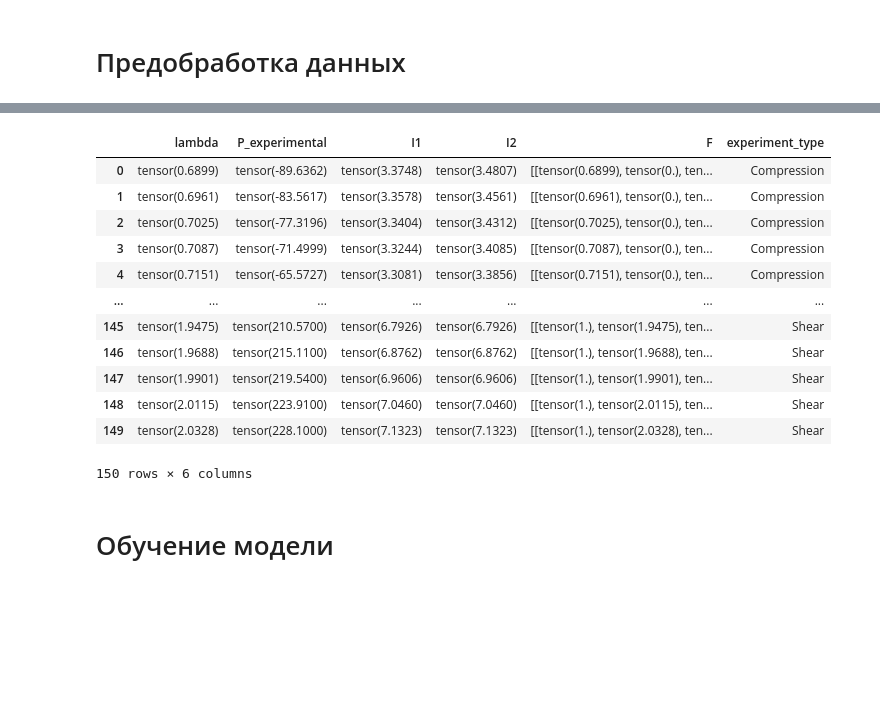
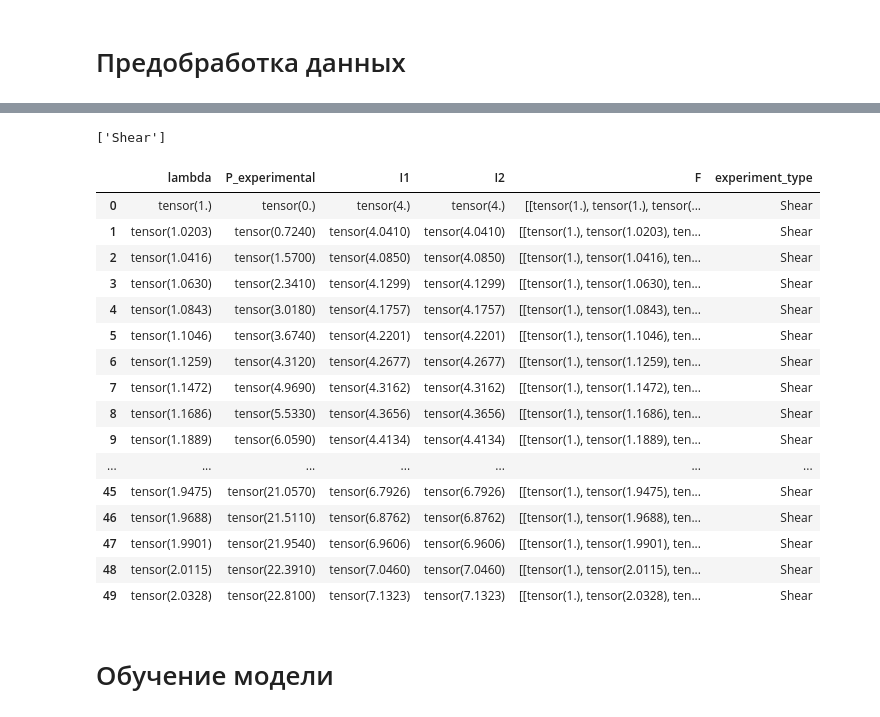
Before and after one commit to 23Grammer58/data-driven-constitutive-modelling, a Jupyter notebook: src/CANN_torch/PDMS.ipynb, the cells around one changed output, grey strips where cells are left out. Cells and saved outputs as stored; diff of their text form; code cells hidden in the pictures; blank space fills up the shorter version.

Commit message:
add a lot of experiments

```diff
--- a/src/CANN_torch/PDMS.ipynb
+++ b/src/CANN_torch/PDMS.ipynb
@@ -115,7 +115,7 @@ class CustomDataset(Dataset):
                 lambda x: torch.tensor(x, dtype=torch.float32)).copy()
 # %%
 start = 0
-end = -1
+end = 49
 train_dataset = CustomDataset(combined_data[start:end].copy())
 test_dataset = CustomDataset(combined_data.copy())
 f, t = train_dataset[0]
@@ -126,34 +144,51 @@ print(f)
 # %%
-train_dataset.to_tensor()
-test_dataset.to_tensor()
+def init_loaders(experiments=["Shear", "Tensile", "Comression"]):
+    if type(experiments) == str:
+        experiments = [experiments]
+    print(experiments)
 
-train_data_loader = DataLoader(
-                        train_dataset,
-                        shuffle=True,
-                        # num_workers=1,
-                        pin_memory=False
-)
-test_data_loader = DataLoader(
-                        test_dataset,
-                        shuffle=False,
-                        # num_workers=1,
-                        pin_memory=False
-)
+    df = pd.concat([combined_data[combined_data["experiment_type"] == experiment] for experiment in experiments]).reset_index(drop=True, inplace=False)
+    train_dataset = CustomDataset(df.copy())
+    test_dataset = CustomDataset(combined_data.copy())
+
+    train_dataset.to_tensor()
+    test_dataset.to_tensor()
+
+    train_data_loader = DataLoader(
+                            train_dataset,
+                            shuffle=True,
+                            # num_workers=1,
+                            pin_memory=False
+    )
+    test_data_loader = DataLoader(
+                            test_dataset,
+                            shuffle=False,
+                            # num_workers=1,
+                            pin_memory=False
+    )
+
+    return train_data_loader, test_data_loader
 # %%
-test_data_loader.dataset.data
+train_data_loader, test_data_loader = init_loaders("Shear")
+train_data_loader.dataset.data
 # %% [output]
+['Shear']
 |  | lambda | P_experimental | I1 | I2 | F | experiment_type |
-| 0 | tensor(0.6899) | tensor(-89.6362) | tensor(3.3748) | tensor(3.4807) | [[tensor(0.6899), tensor(0.), ten... | Compression |
-| 1 | tensor(0.6961) | tensor(-83.5617) | tensor(3.3578) | tensor(3.4561) | [[tensor(0.6961), tensor(0.), ten... | Compression |
-| 2 | tensor(0.7025) | tensor(-77.3196) | tensor(3.3404) | tensor(3.4312) | [[tensor(0.7025), tensor(0.), ten... | Compression |
-| 3 | tensor(0.7087) | tensor(-71.4999) | tensor(3.3244) | tensor(3.4085) | [[tensor(0.7087), tensor(0.), ten... | Compression |
-| 4 | tensor(0.7151) | tensor(-65.5727) | tensor(3.3081) | tensor(3.3856) | [[tensor(0.7151), tensor(0.), ten... | Compression |
+| 0 | tensor(1.) | tensor(0.) | tensor(4.) | tensor(4.) | [[tensor(1.), tensor(1.), tensor(... | Shear |
+| 1 | tensor(1.0203) | tensor(0.7240) | tensor(4.0410) | tensor(4.0410) | [[tensor(1.), tensor(1.0203), ten... | Shear |
+| 2 | tensor(1.0416) | tensor(1.5700) | tensor(4.0850) | tensor(4.0850) | [[tensor(1.), tensor(1.0416), ten... | Shear |
+| 3 | tensor(1.0630) | tensor(2.3410) | tensor(4.1299) | tensor(4.1299) | [[tensor(1.), tensor(1.0630), ten... | Shear |
+| 4 | tensor(1.0843) | tensor(3.0180) | tensor(4.1757) | tensor(4.1757) | [[tensor(1.), tensor(1.0843), ten... | Shear |
+| 5 | tensor(1.1046) | tensor(3.6740) | tensor(4.2201) | tensor(4.2201) | [[tensor(1.), tensor(1.1046), ten... | Shear |
+| 6 | tensor(1.1259) | tensor(4.3120) | tensor(4.2677) | tensor(4.2677) | [[tensor(1.), tensor(1.1259), ten... | Shear |
+| 7 | tensor(1.1472) | tensor(4.9690) | tensor(4.3162) | tensor(4.3162) | [[tensor(1.), tensor(1.1472), ten... | Shear |
+| 8 | tensor(1.1686) | tensor(5.5330) | tensor(4.3656) | tensor(4.3656) | [[tensor(1.), tensor(1.1686), ten... | Shear |
+| 9 | tensor(1.1889) | tensor(6.0590) | tensor(4.4134) | tensor(4.4134) | [[tensor(1.), tensor(1.1889), ten... | Shear |
 | ... | ... | ... | ... | ... | ... | ... |
-| 145 | tensor(1.9475) | tensor(210.5700) | tensor(6.7926) | tensor(6.7926) | [[tensor(1.), tensor(1.9475), ten... | Shear |
-| 146 | tensor(1.9688) | tensor(215.1100) | tensor(6.8762) | tensor(6.8762) | [[tensor(1.), tensor(1.9688), ten... | Shear |
-| 147 | tensor(1.9901) | tensor(219.5400) | tensor(6.9606) | tensor(6.9606) | [[tensor(1.), tensor(1.9901), ten... | Shear |
-| 148 | tensor(2.0115) | tensor(223.9100) | tensor(7.0460) | tensor(7.0460) | [[tensor(1.), tensor(2.0115), ten... | Shear |
-| 149 | tensor(2.0328) | tensor(228.1000) | tensor(7.1323) | tensor(7.1323) | [[tensor(1.), tensor(2.0328), ten... | Shear |
+| 45 | tensor(1.9475) | tensor(21.0570) | tensor(6.7926) | tensor(6.7926) | [[tensor(1.), tensor(1.9475), ten... | Shear |
+| 46 | tensor(1.9688) | tensor(21.5110) | tensor(6.8762) | tensor(6.8762) | [[tensor(1.), tensor(1.9688), ten... | Shear |
+| 47 | tensor(1.9901) | tensor(21.9540) | tensor(6.9606) | tensor(6.9606) | [[tensor(1.), tensor(1.9901), ten... | Shear |
+| 48 | tensor(2.0115) | tensor(22.3910) | tensor(7.0460) | tensor(7.0460) | [[tensor(1.), tensor(2.0115), ten... | Shear |
+| 49 | tensor(2.0328) | tensor(22.8100) | tensor(7.1323) | tensor(7.1323) | [[tensor(1.), tensor(2.0328), ten... | Shear |
-150 rows × 6 columns
 # %% [markdown]
 # Обучение модели
```
Also changed, not shown: parts of 13 cells of this notebook, 2 other files.
